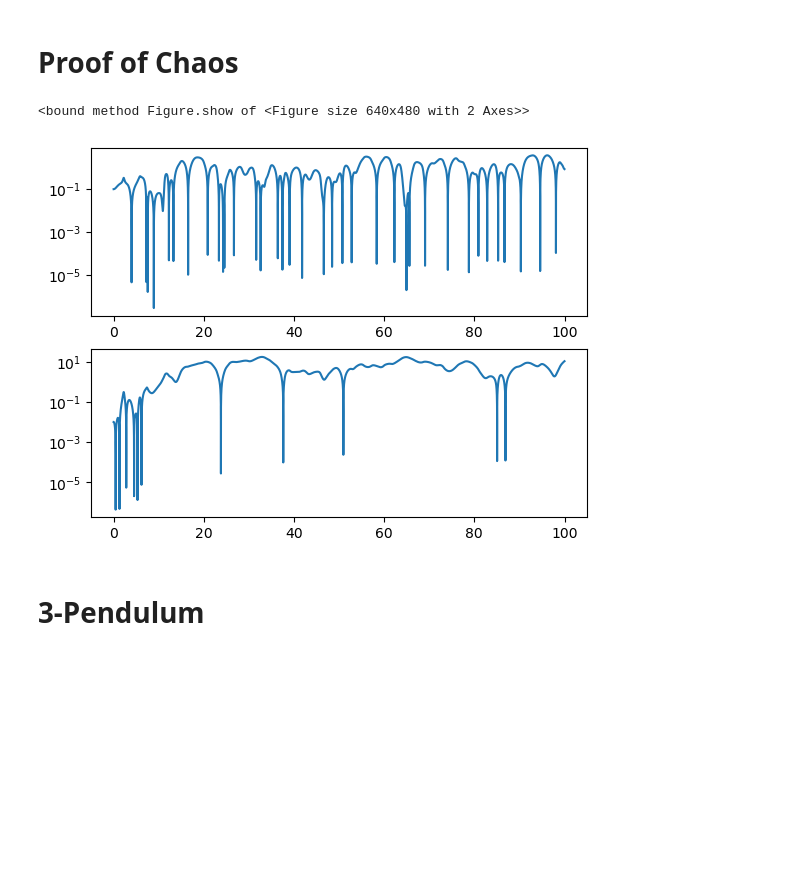
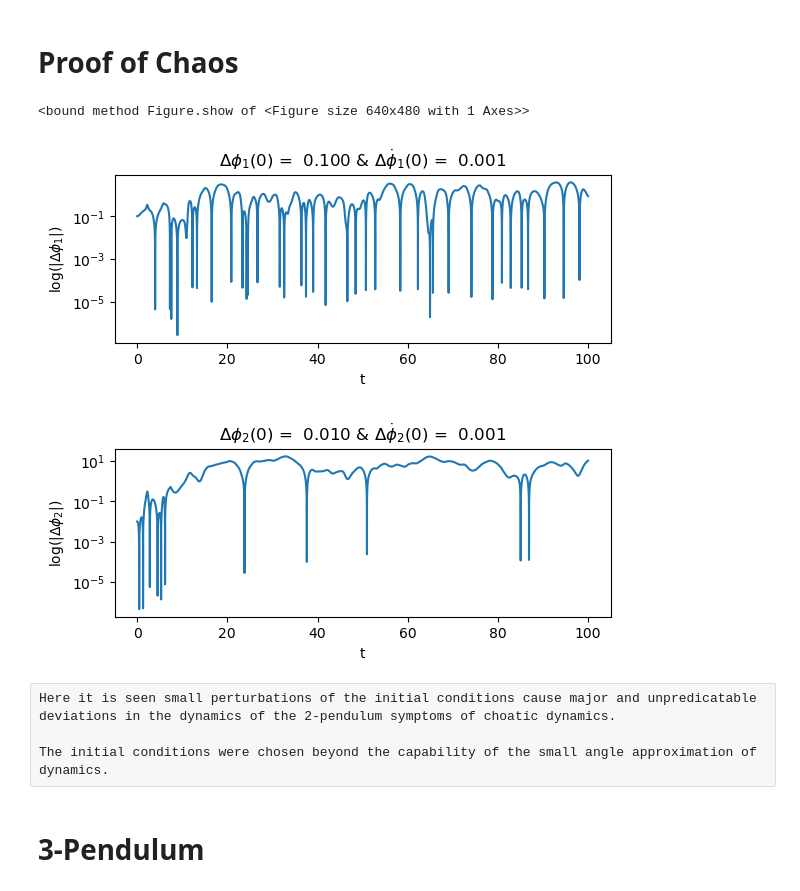
Before and after one commit to chamberlain-a11/5300_final, a Jupyter notebook: nPendulum.ipynb, the cells around one changed output. Cells and saved outputs as stored; diff of their text form; code cells hidden in the pictures; blank space fills up the shorter version.

```diff
--- a/nPendulum.ipynb
+++ b/nPendulum.ipynb
@@ -224,39 +224,57 @@ Pendulum Parameters:
 # %%
 # Set the time interval
 t_start = 0.
 t_end = 100.
 delta_t = 0.0001
 
 t_pts = np.arange(t_start, t_end+delta_t, delta_t)
 
 # Initial conditions specified
 phi_0 = np.array([3*np.pi/4,-np.pi/6])
 phi_dot_0 = np.array([0.0,0.0])
 
 # Perturbed Initial Conditions (let phi_dot be the same)
 prtb_phi_0 = phi_0 + np.array([0.1,-0.01])
 prtb_phi_dot_0 = phi_dot_0 + np.array([0.001, -0.001])
 
 # retrieve Time histories
 phi, phi_dot = p2.solve_ode(t_pts, phi_0,phi_dot_0)
 prtb_phi, prtb_phi_dot = p2.solve_ode(t_pts, prtb_phi_0, prtb_phi_dot_0)
 
 
 delta_phi_1 = np.fabs(prtb_phi[0] - phi[0])
 delta_phi_2 = np.abs(prtb_phi[1] - phi[1])
 
+delta_phi_dot_1 = np.fabs(prtb_phi_dot[0] - phi_dot[0])
+delta_phi_dot_2 = np.abs(prtb_phi_dot[1] - phi_dot[1])
 
-fig = plt.figure()
-ax1 = fig.add_subplot(2,1,1)
+
+
+fig1 = plt.figure()
+ax1 = fig1.add_subplot(2,1,1)
 ax1.semilogy(t_pts, delta_phi_1)
 
-ax2 = fig.add_subplot(2,1,2)
+ax1.set_title(rf'$\Delta\phi_{1}(0)$ = {delta_phi_1[0]: 0.3f} & $\Delta\dot\phi_{1}(0)$ = {delta_phi_dot_1[0]: 0.3f}' )
+ax1.set_xlabel(rf't')
+ax1.set_ylabel(rf'log(|$\Delta\phi_{1}$|)')
+
+fig1.show
+
+fig2 = plt.figure()
+ax2 = fig2.add_subplot(2,1,2)
 ax2.semilogy(t_pts, delta_phi_2)
-
-fig.show
+ax2.set_title(rf'$\Delta\phi_{2}(0)$ = {delta_phi_2[0]: 0.3f} & $\Delta\dot\phi_{2}(0)$ = {delta_phi_dot_2[0]: 0.3f}' )
+ax2.set_xlabel(rf't')
+ax2.set_ylabel(rf'log(|$\Delta\phi_{2}$|)')
+fig2.show
 # %% [output]
-<bound method Figure.show of <Figure size 640x480 with 2 Axes>>
+<bound method Figure.show of <Figure size 640x480 with 1 Axes>>
-[figure, old version]
+[figure, new version]
+[figure, added]
+# %% [raw]
+Here it is seen small perturbations of the initial conditions cause major and unpredicatable deviations in the dynamics of the 2-pendulum symptoms of choatic dynamics.
+
+The initial conditions were chosen beyond the capability of the small angle approximation of dynamics.
 # %% [markdown]
 # 3-Pendulum
 # %%
```
Also changed, not shown: parts of 2 cells of this notebook, 1 other file.
